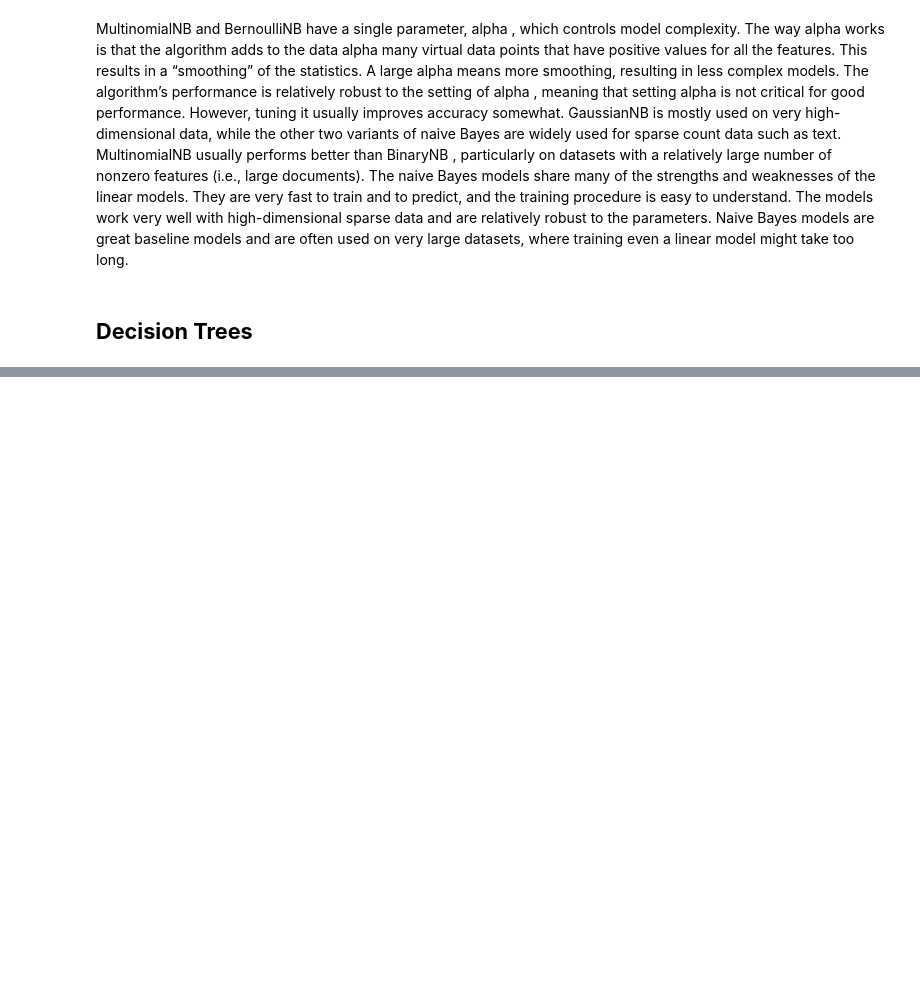
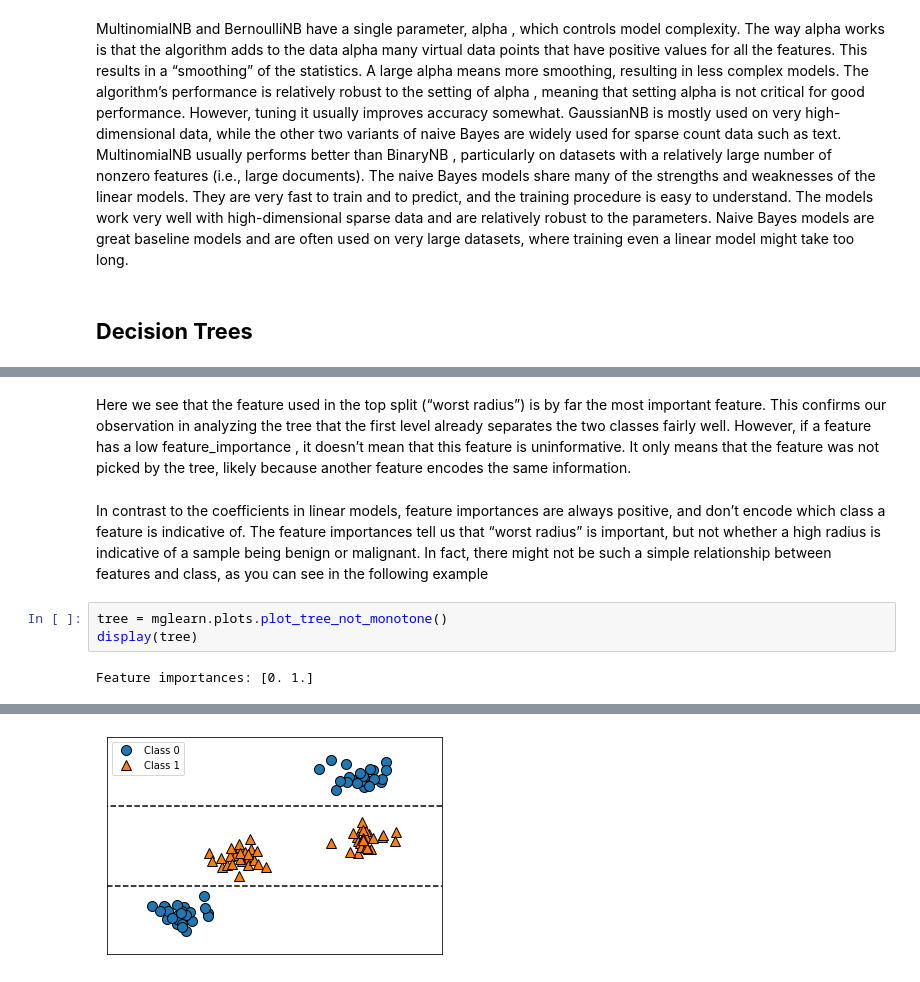
Before and after one commit to cmarsa/imlwp, a Jupyter notebook: 02_supervised_learning.ipynb, the cells around one changed output, grey strips where cells are left out. Drawn from its saved outputs; the diff is of its cells as text; blank space fills up the shorter version.

```diff
--- a/02_supervised_learning.ipynb
+++ b/02_supervised_learning.ipynb
@@ -888,0 +1015,16 @@ too long.
+# %% [markdown]
+Here we see that the feature used in the top split (“worst radius”) is by far the most
+important feature. This confirms our observation in analyzing the tree that the first
+level already separates the two classes fairly well.
+However, if a feature has a low feature_importance , it doesn’t mean that this feature
+is uninformative. It only means that the feature was not picked by the tree, likely
+because another feature encodes the same information.
+# %% [markdown]
+In contrast to the coefficients in linear models, feature importances are always positive, and don’t encode which class a feature is indicative of. The feature importances
+tell us that “worst radius” is important, but not whether a high radius is indicative of a
+sample being benign or malignant. In fact, there might not be such a simple relationship between features and class, as you can see in the following example
+# %%
+tree = mglearn.plots.plot_tree_not_monotone()
+display(tree)
+# %% [output]
+Feature importances: [0. 1.]
@@ -888,0 +1032 @@ too long.
+[figure, added]
```
Also changed, not shown: parts of 77 cells of this notebook.
